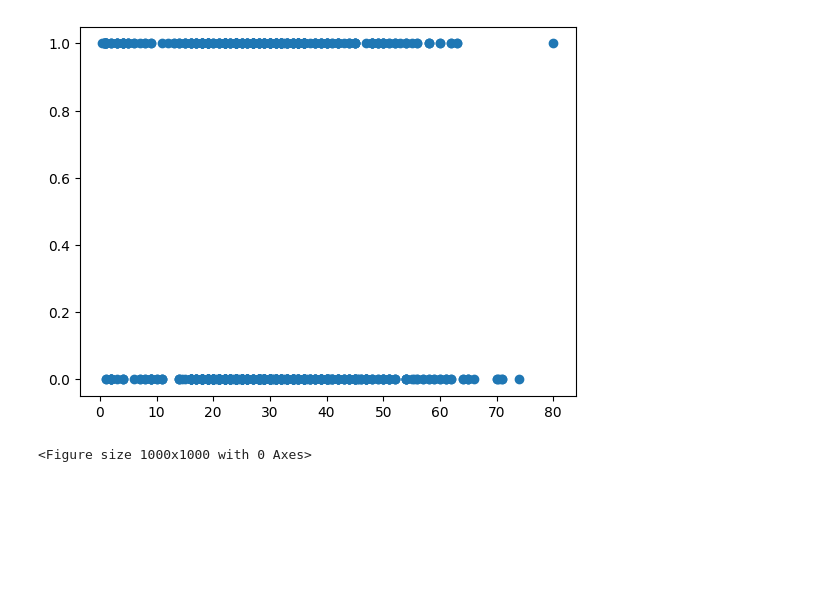
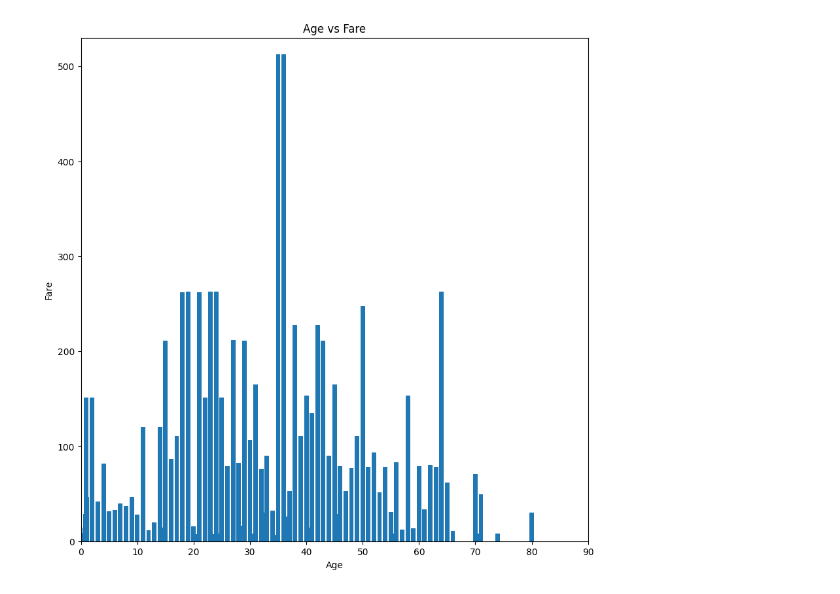
Before and after one commit to KaggleCompetitions2024/Titantic_Predictor, a Jupyter notebook: Kat's_charts.ipynb, the cells around one changed output. Drawn from its saved outputs; the diff is of its cells as text; code cells hidden in the pictures; blank space fills up the shorter version.

Commit message:
exploratative analysis with charting of the dataset

```diff
--- a/Kat's_charts.ipynb
+++ b/Kat's_charts.ipynb
@@ -7,9 +8,10 @@ import matplotlib.pyplot as plt
 # %%
-# Get the current directory of the script
-current_dir = os.path.dirname(os.path.abspath('Titantic_Predictor\train.csv'))
+current_dir = Path(os.getcwd())
 
 # Construct the relative path to the CSV file
-csv_file = os.path.join(current_dir, '..', 'Titantic_Predictor', 'train.csv')
+csv_file = current_dir.parent / 'Titantic_Predictor' / 'train.csv'
 
 # Read the CSV file using pandas
 df = pd.read_csv(csv_file)
+
+print(df.head())
@@ -16,11 +39,21 @@ df = pd.read_csv(csv_file)
-# %%
-age = df["Age"]
-survived = df["Survived"]
-
-df.head()
-plt.scatter(df["Age"], df["Survived"])
-plt.figure(figsize=(10, 10))
-plt.show()
-# %% [output]
-[figure, removed]
-<Figure size 1000x1000 with 0 Axes>
+# %%
+plt.figure(figsize=(10, 10))  # Create a new figure
+plt.bar(df["Age"], df["Fare"])  # Plot the bar chart
+# add a title to the chart
+plt.title("Age vs Fare")
+# add labels to the x and y axes
+plt.xlabel("Age")
+plt.ylabel("Fare")
+
+# Set the y-axis lables between 0 and 530
+plt.ylim(0, 530)
+# Set the x-axis lables between 0 and 90
+plt.xlim(0, 90)
+
+
+# Show the plot
+plt.show()
+
+# can you make this a stacked bar chart instead? use all of the same data. Age and fare. but include gender aswell. and color code the stacked bar charts to show the gender. Also have a legend the shows the colors that belong to each gender
+# %% [output]
+[figure, added]
```
Also changed, not shown: parts of 5 cells of this notebook.
